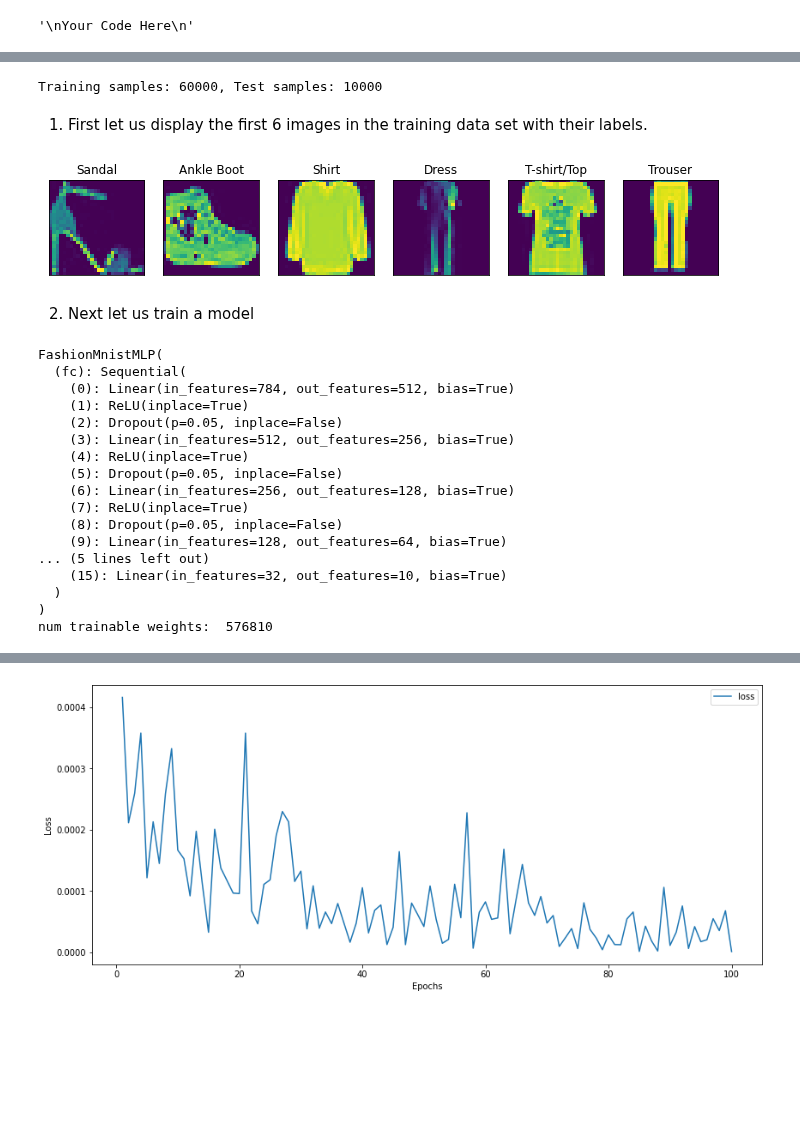
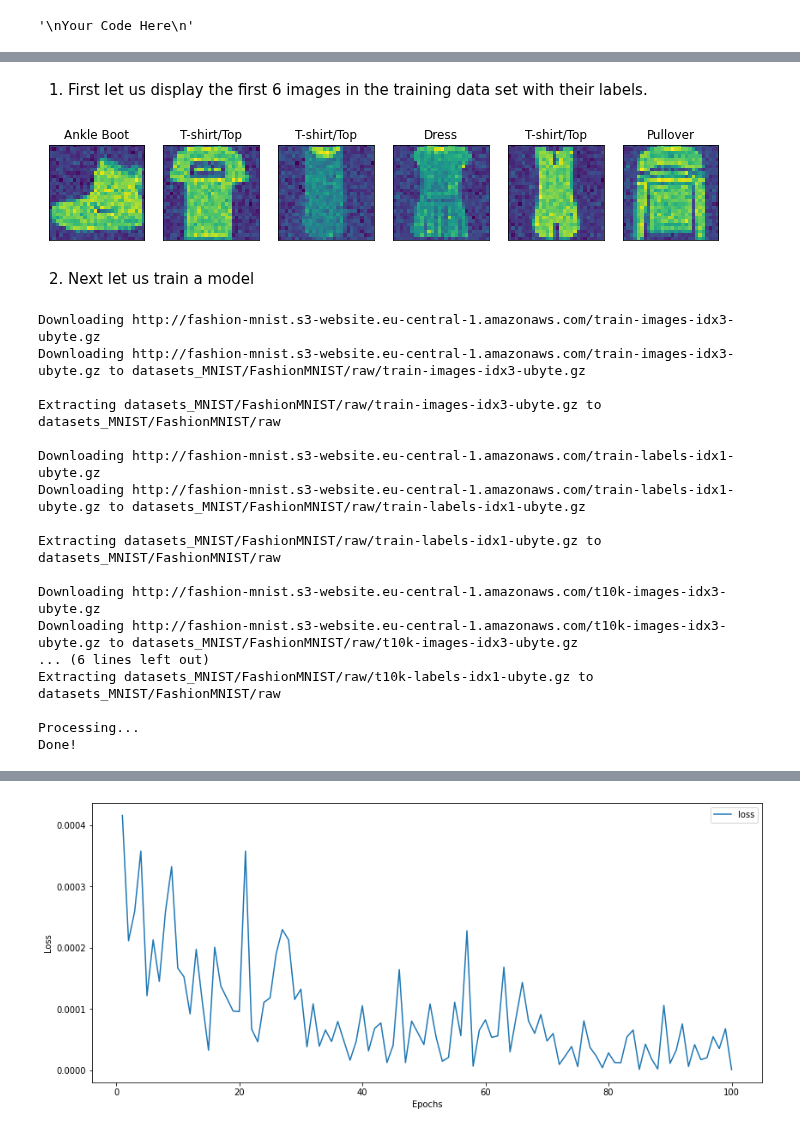
Before and after one commit to RoyElkabetz/EE-046211-Technion-Deep-Learning, a Jupyter notebook: Hw2/ee046211_hw2_mlp_cnn_students_solution.ipynb, the cells around one changed output, grey strips where cells are left out. Cells and saved outputs as stored; diff of their text form; code cells hidden in the pictures; blank space fills up the shorter version.

```diff
--- a/Hw2/ee046211_hw2_mlp_cnn_students_solution.ipynb
+++ b/Hw2/ee046211_hw2_mlp_cnn_students_solution.ipynb
@@ -919,7 +935,7 @@ def get_data_transform():
         transforms.RandomHorizontalFlip(p=0.5),
         transforms.ToTensor(),
         transforms.Normalize((0.4914,), (0.2023,),),
-        AddGaussianNoise(0., 1.),
+        AddGaussianNoise(0., 0.4),
     ])
 
     valid_transform = transforms.Compose([
@@ -997,9 +1010,3 @@ train_loader, valid_loader, test_loader =
-# %%
-# how much data we got?
-print('Training samples: {}, Test samples: {}'.format(train_set.data.shape[0],
-                                                      test_set.data.shape[0]))
-# %% [output]
-Training samples: 60000, Test samples: 10000
 # %%
 def output_label(label):
     output_mapping = {
@@ -1018,31 +1025,33 @@ def output_label(label):
     return output_mapping[input]
 # %% [markdown]
 1. First let us display the first 6 images in the training data set with their labels.
+# %%
+# load n images
+train_transform, _, _ = get_data_transform()
+train_set = torchvision.datasets.FashionMNIST("./data", download=True,
+                                              transform=train_transform)
+trainloader = torch.utils.data.DataLoader(train_set, batch_size=6,
+                                          shuffle=False)
 # %%
 # let's see some of the images
 def convert_to_imshow_format(image):
     # first convert back to [0,1] range from [-1,1] range - approximately...
     image = image / 2 + 0.5
     image = image.numpy()
     return np.squeeze(image)
 
-# load n images
-train_set = torchvision.datasets.FashionMNIST("./data", download=True,
-                                              transform=transform_train)
-trainloader = torch.utils.data.DataLoader(train_set, batch_size=6,
-                                          shuffle=False)
 dataiter = iter(trainloader)
 images, labels = dataiter.next()
 
 # plot images with labels
 fig, axes = plt.subplots(1, len(images), figsize=(12,2.5))
 for idx, image in enumerate(images):
     axes[idx].imshow(convert_to_imshow_format(image))
     axes[idx].set_title(output_label(labels[idx]))
     axes[idx].set_xticks([])
     axes[idx].set_yticks([])
 # %% [output]
-[figure, old version]
+[figure, new version]
 # %% [markdown]
 2. Next let us train a model
 # %%
@@ -1096,12 +1105,16 @@ class FashionMnistMLP(nn.Module):
 
         return x
 # %%
-# define hyper-parmeters and create our model
+# define hyper-parmeters
 batch_size = 32
 learning_rate = 0.0001
 num_epochs = 100
 whight_decay = learning_rate/110
 
+# Load the dataset
+train_loader, valid_loader, test_loader = get_data_loader(batch_size,
+                                                          valid_size=0.2,
+                                                          )
 # device
 device = torch.device("cuda:0" if torch.cuda.is_available() else "cpu")
 
@@ -1116,32 +1129,21 @@ optimizer = torch.optim.Adam(model.parameters(),
                              lr=learning_rate,
                              amsgrad=True,
                              weight_decay=whight_decay)
-print(model)
-
-
-# visualize computational graph
-x = torch.randn(1, num_features).to(device)
-torchviz.make_dot(model(x), params=dict(model.named_parameters()))
-
-# how many weights (trainable parameters) we have in our model?
-dummy_model = FashionMnistMLP()
-num_trainable_params = sum([p.numel() for p in dummy_model.parameters() if p.requires_grad])
-print("num trainable weights: ", num_trainable_params)
 # %% [output]
-FashionMnistMLP(
-  (fc): Sequential(
-    (0): Linear(in_features=784, out_features=512, bias=True)
-    (1): ReLU(inplace=True)
-    (2): Dropout(p=0.05, inplace=False)
-    (3): Linear(in_features=512, out_features=256, bias=True)
-    (4): ReLU(inplace=True)
-    (5): Dropout(p=0.05, inplace=False)
-    (6): Linear(in_features=256, out_features=128, bias=True)
-    (7): ReLU(inplace=True)
-    (8): Dropout(p=0.05, inplace=False)
-    (9): Linear(in_features=128, out_features=64, bias=True)
-... (5 lines left out)
-    (15): Linear(in_features=32, out_features=10, bias=True)
-  )
-)
-num trainable weights:  576810
+Downloading http://fashion-mnist.s3-website.eu-central-1.amazonaws.com/train-images-idx3-ubyte.gz
+Downloading http://fashion-mnist.s3-website.eu-central-1.amazonaws.com/train-images-idx3-ubyte.gz to datasets_MNIST/FashionMNIST/raw/train-images-idx3-ubyte.gz
+
+Extracting datasets_MNIST/FashionMNIST/raw/train-images-idx3-ubyte.gz to datasets_MNIST/FashionMNIST/raw
+
+Downloading http://fashion-mnist.s3-website.eu-central-1.amazonaws.com/train-labels-idx1-ubyte.gz
+Downloading http://fashion-mnist.s3-website.eu-central-1.amazonaws.com/train-labels-idx1-ubyte.gz to datasets_MNIST/FashionMNIST/raw/train-labels-idx1-ubyte.gz
+
+Extracting datasets_MNIST/FashionMNIST/raw/train-labels-idx1-ubyte.gz to datasets_MNIST/FashionMNIST/raw
+
+Downloading http://fashion-mnist.s3-website.eu-central-1.amazonaws.com/t10k-images-idx3-ubyte.gz
+Downloading http://fashion-mnist.s3-website.eu-central-1.amazonaws.com/t10k-images-idx3-ubyte.gz to datasets_MNIST/FashionMNIST/raw/t10k-images-idx3-ubyte.gz
+... (6 lines left out)
+Extracting datasets_MNIST/FashionMNIST/raw/t10k-labels-idx1-ubyte.gz to datasets_MNIST/FashionMNIST/raw
+
+Processing...
+Done!
```
Also changed, not shown: parts of 8 cells of this notebook.
